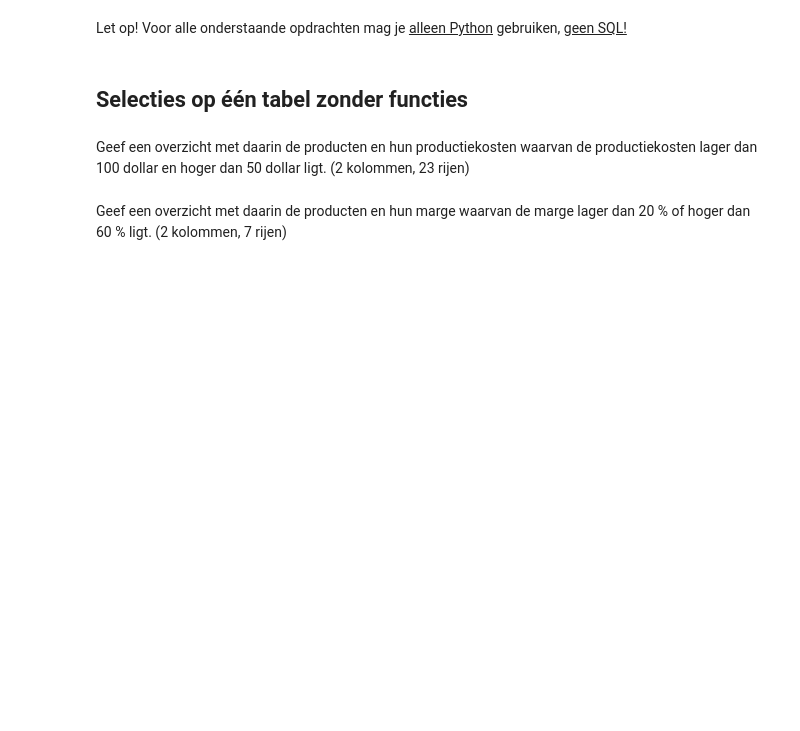
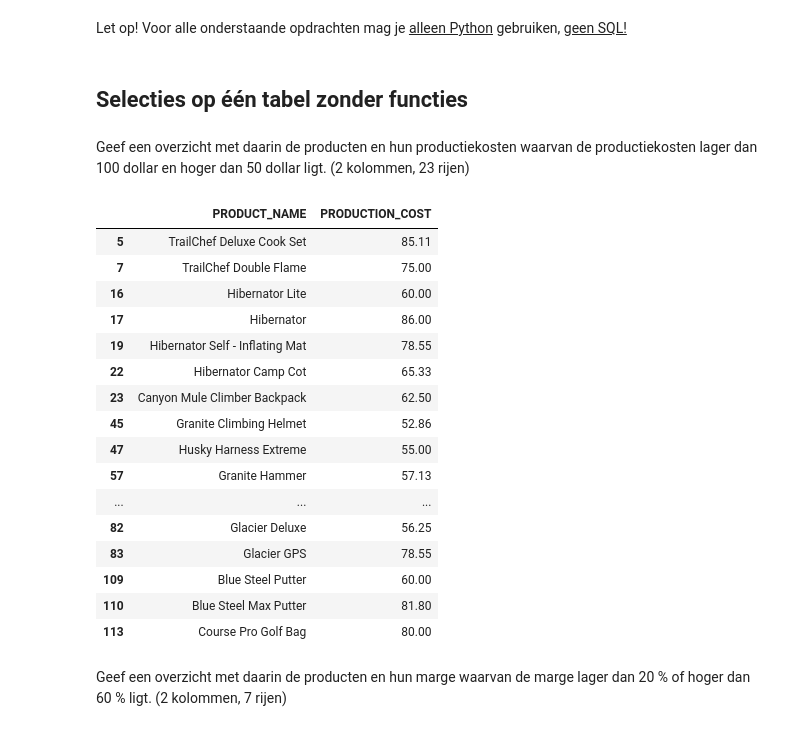
Before and after one commit to Matt-hhs/Kutpython, a Jupyter notebook: DEAI - Pythonweek WC Dataselectie met pandas/Opdrachten.ipynb, the cells around one changed output. Drawn from its saved outputs; the diff is of its cells as text; code cells hidden in the pictures; blank space fills up the shorter version.

```diff
--- a/DEAI - Pythonweek WC Dataselectie met pandas/Opdrachten.ipynb
+++ b/DEAI - Pythonweek WC Dataselectie met pandas/Opdrachten.ipynb
@@ -76,5 +99,28 @@ Let op! Voor alle onderstaande opdrachten mag je <u>alleen Python</u> gebruiken,
 ## Selecties op één tabel zonder functies
 # %% [markdown]
 Geef een overzicht met daarin de producten en hun productiekosten waarvan de productiekosten lager dan 100 dollar en hoger dan 50 dollar ligt. (2 kolommen, 23 rijen)
+# %%
+productie_kosten = (product["PRODUCTION_COST"] < 100) & (product["PRODUCTION_COST"] > 50)
+productie_kosten
+
+product.loc[(productie_kosten), ["PRODUCT_NAME", "PRODUCTION_COST"]]
+# %% [output]
+|  | PRODUCT_NAME | PRODUCTION_COST |
+| 5 | TrailChef Deluxe Cook Set | 85.11 |
+| 7 | TrailChef Double Flame | 75.00 |
+| 16 | Hibernator Lite | 60.00 |
+| 17 | Hibernator | 86.00 |
+| 19 | Hibernator Self - Inflating Mat | 78.55 |
+| 22 | Hibernator Camp Cot | 65.33 |
+| 23 | Canyon Mule Climber Backpack | 62.50 |
+| 45 | Granite Climbing Helmet | 52.86 |
+| 47 | Husky Harness Extreme | 55.00 |
+| 57 | Granite Hammer | 57.13 |
+| ... | ... | ... |
+| 82 | Glacier Deluxe | 56.25 |
+| 83 | Glacier GPS | 78.55 |
+| 109 | Blue Steel Putter | 60.00 |
+| 110 | Blue Steel Max Putter | 81.80 |
+| 113 | Course Pro Golf Bag | 80.00 |
 # %% [markdown]
 Geef een overzicht met daarin de producten en hun marge waarvan de marge lager dan 20 % of hoger dan 60 % ligt. (2 kolommen, 7 rijen)
```
Also changed, not shown: parts of 19 cells of this notebook.
